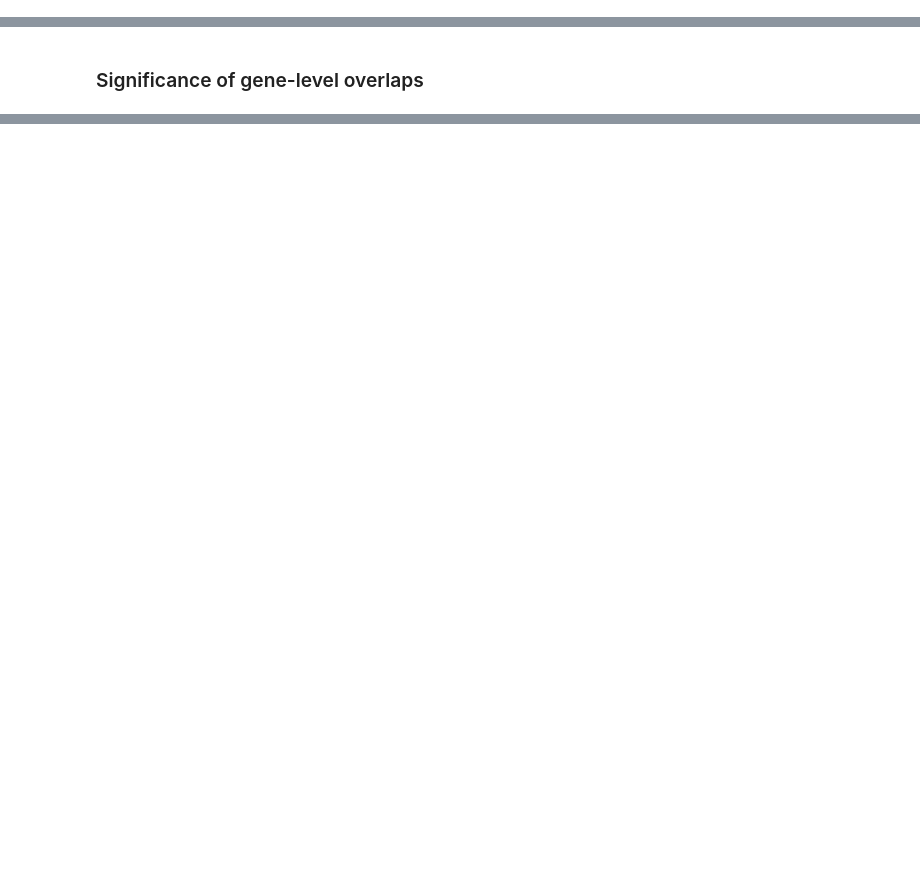
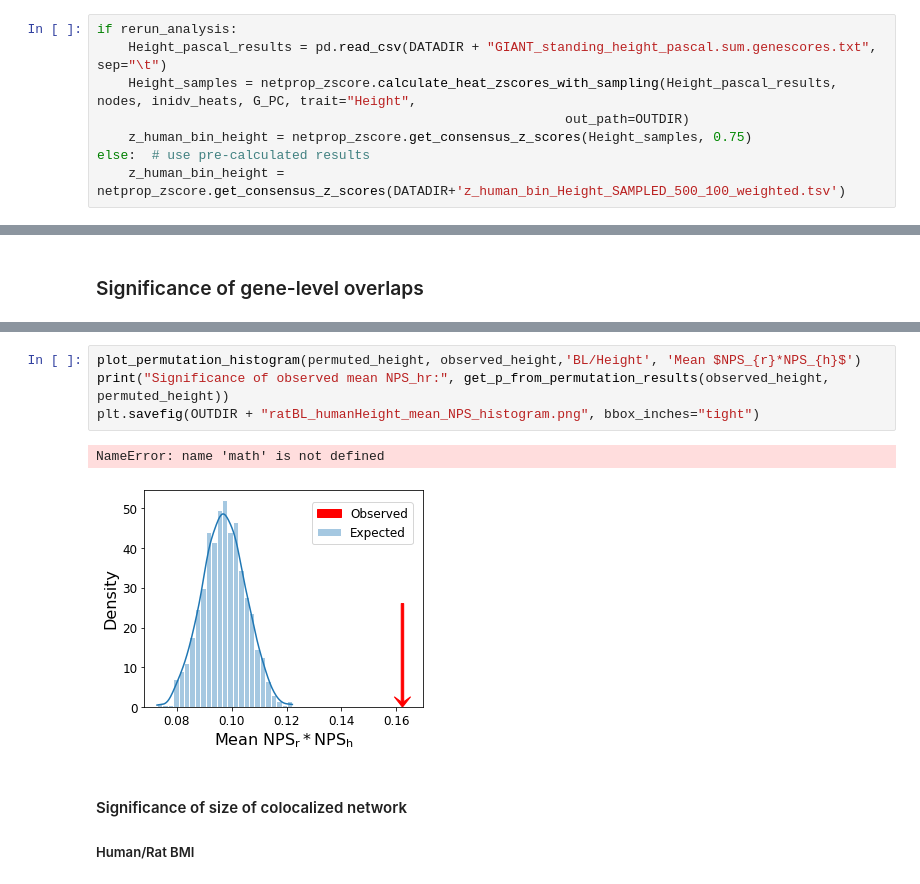
Before and after one commit to sarah-n-wright/CrossSpeciesBMI, a Jupyter notebook: Main Rat_Human.ipynb, the cells around one changed output, grey strips where cells are left out. Saved outputs shown, nothing was run; the diff lists cells and outputs as text; blank space fills up the shorter version.

```diff
--- a/Main Rat_Human.ipynb
+++ b/Main Rat_Human.ipynb
@@ -31,0 +199,8 @@ Seed or gene scores?
+# %%
+if rerun_analysis:
+    Height_pascal_results = pd.read_csv(DATADIR + "GIANT_standing_height_pascal.sum.genescores.txt", sep="\t")
+    Height_samples = netprop_zscore.calculate_heat_zscores_with_sampling(Height_pascal_results, nodes, inidv_heats, G_PC, trait="Height",
+                                                            out_path=OUTDIR)
+    z_human_bin_height = netprop_zscore.get_consensus_z_scores(Height_samples, 0.75)
+else:  # use pre-calculated results
+    z_human_bin_height = netprop_zscore.get_consensus_z_scores(DATADIR+'z_human_bin_Height_SAMPLED_500_100_weighted.tsv')
@@ -53,0 +674,10 @@ Seed or gene scores?
+# %%
+plot_permutation_histogram(permuted_height, observed_height,'BL/Height', 'Mean $NPS_{r}*NPS_{h}$')
+print("Significance of observed mean NPS_hr:", get_p_from_permutation_results(observed_height, permuted_height))
+plt.savefig(OUTDIR + "ratBL_humanHeight_mean_NPS_histogram.png", bbox_inches="tight")
+# %% [output]
+NameError: name 'math' is not defined
+[figure, added]
+# %% [markdown]
+#### Significance of size of colocalized network
+##### Human/Rat BMI
```
Also changed, not shown: parts of 135 cells of this notebook, 21 other files.
